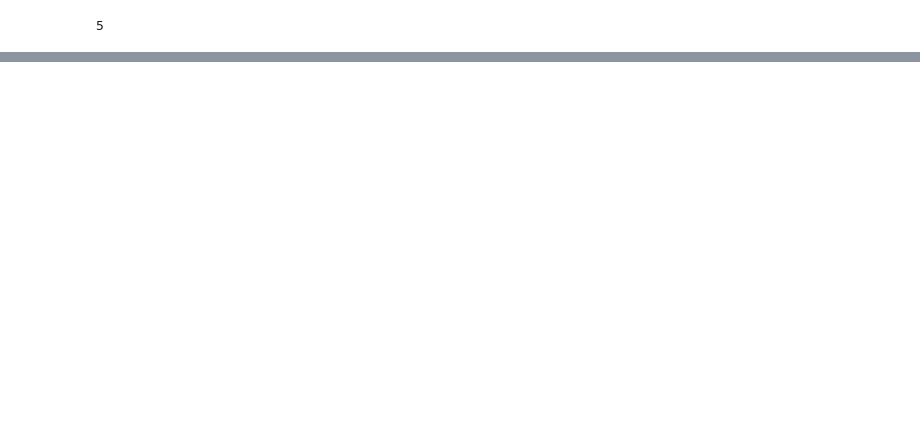
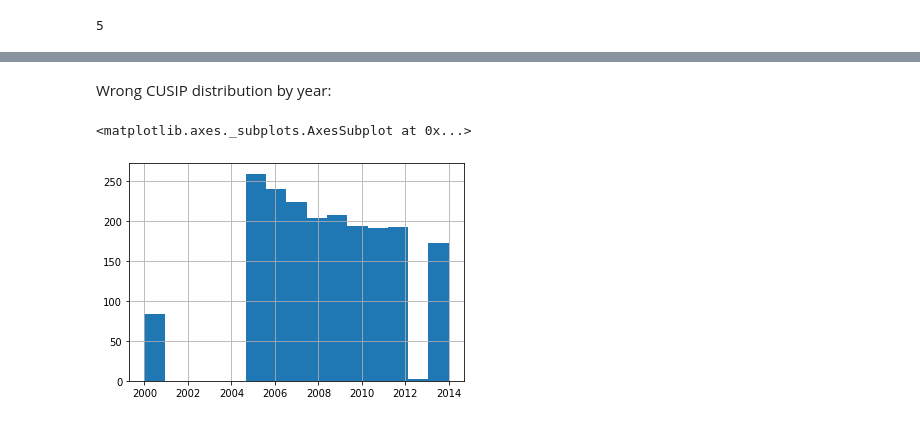
Before and after one commit to pakshingho/ESG, a Jupyter notebook: KLD CUSIP Correction.ipynb, the cells around one changed output, grey strips where cells are left out. Cells and saved outputs as stored; diff of their text form; code cells hidden in the pictures; blank space fills up the shorter version.

Commit message:
Adding observation counts and histogram by year.

```diff
--- a/KLD CUSIP Correction.ipynb
+++ b/KLD CUSIP Correction.ipynb
@@ -104,0 +113,2 @@ for d in cusipDict.keys():
+# %%
+cusipDict = {**rcdict0, **rcdict00, **rcdict000, **cusip6Dict}
@@ -104,0 +150,9 @@ for d in cusipDict.keys():
+# %% [markdown]
+Wrong CUSIP distribution by year:
+# %%
+wrongCusipObs = kld[kld.cusip.isin(cusipDict.keys())]
+# %%
+wrongCusipObs['year'].astype(int).hist(bins=15)
+# %% [output]
+<matplotlib.axes._subplots.AxesSubplot at 0x...>
+[figure, added]
```
Also changed, not shown: parts of 13 cells of this notebook.
